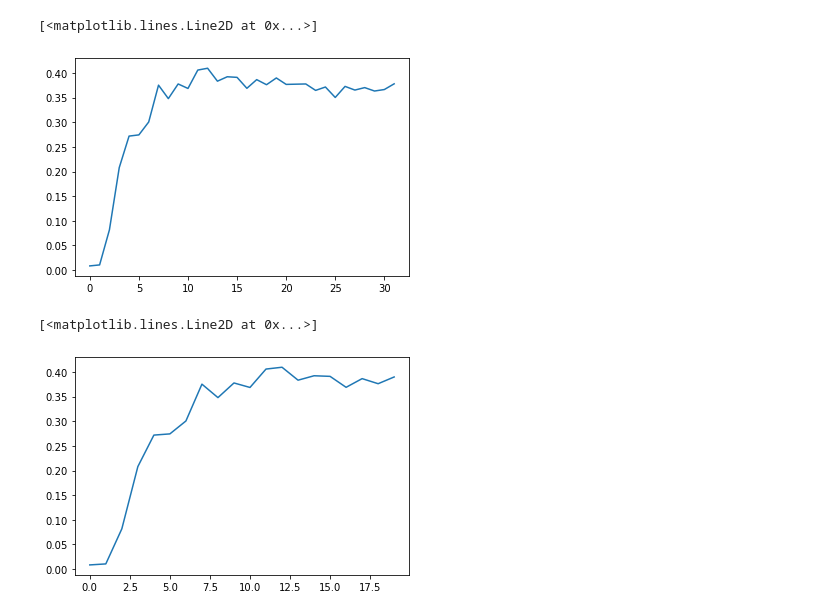
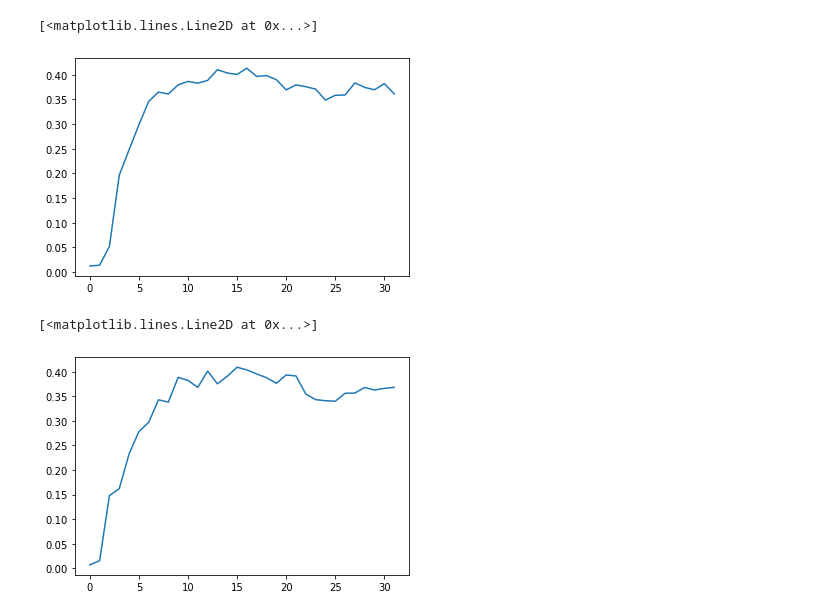
Before and after one commit to RolandGit95/FromSurface2DepthKedro, a Jupyter notebook: notebooks/plot_mae.ipynb, the cells around one changed output. Saved outputs shown, nothing was run; the diff lists cells and outputs as text; code cells hidden in the pictures.

```diff
--- a/notebooks/plot_mae.ipynb
+++ b/notebooks/plot_mae.ipynb
@@ -6,14 +6,16 @@ import os, sys, glob, re
 folder = '../data/05_validation/regimeB'
 #prefix = 'STLSTM_t_1_6_12_17_22_27_32_d_'
 #prefix = 'STLSTM_t_1_6_12_18_24_32_v2_d_'
+#prefix = 'STLSTM_t_1_6_12_18_24_32_v2_d_'
 prefix = 'STLSTM_t_1_6_12_18_24_32_v2_d_'
+prefix = 'STLSTM_t_0_2_4_6_8_10_12_14_16_18_20_22_24_26_28_30_31_d_'
 full = os.path.join(folder, prefix + '*')
 
 def atoi(text):
     return int(text) if text.isdigit() else text
 
 def natural_keys(text):
-    return [ atoi(c) for c in re.split(r'(\d+)', text) ]
+    return [atoi(c) for c in re.split(r'(\d+)', text)]
 
 files = glob.glob(full)
 files.sort(key=natural_keys)
@@ -26,31 +28,34 @@ for i, file in enumerate(files):
 plt.plot(losses)
 # %% [output]
 [<matplotlib.lines.Line2D at 0x...>]
-[figure, old version]
+[figure, new version]
 # %%
-folder = '../data/08_validation/regimeB'
+folder = '../data/05_validation/regimeB'
 #prefix = 'STLSTM_t_1_6_12_17_22_27_32_d_'
+#prefix = 'STLSTM_t_1_6_12_18_24_32_v2_d_'
 prefix = 'STLSTM_t_1_6_12_18_24_32_v2_d_'
+prefix = 'STLSTM_t_1_6_12_18_24_32_v2_d_'
+#prefix = 'STLSTM_t_0_2_4_6_8_10_12_14_16_18_20_22_24_26_28_30_31_d_'
 full = os.path.join(folder, prefix + '*')
 
 def atoi(text):
     return int(text) if text.isdigit() else text
 
 def natural_keys(text):
     return [ atoi(c) for c in re.split(r'(\d+)', text) ]
 
 files = glob.glob(full)
 files.sort(key=natural_keys)
 
 losses = []
 for i, file in enumerate(files):
     l = np.load(file)
     losses.append(l)
 
 plt.plot(losses)
 # %% [output]
 [<matplotlib.lines.Line2D at 0x...>]
-[figure, old version]
+[figure, new version]
 # %%
 losses = []
 for i, file in enumerate(files):
```
Also changed, not shown: parts of 4 cells of this notebook, 5 other files.
